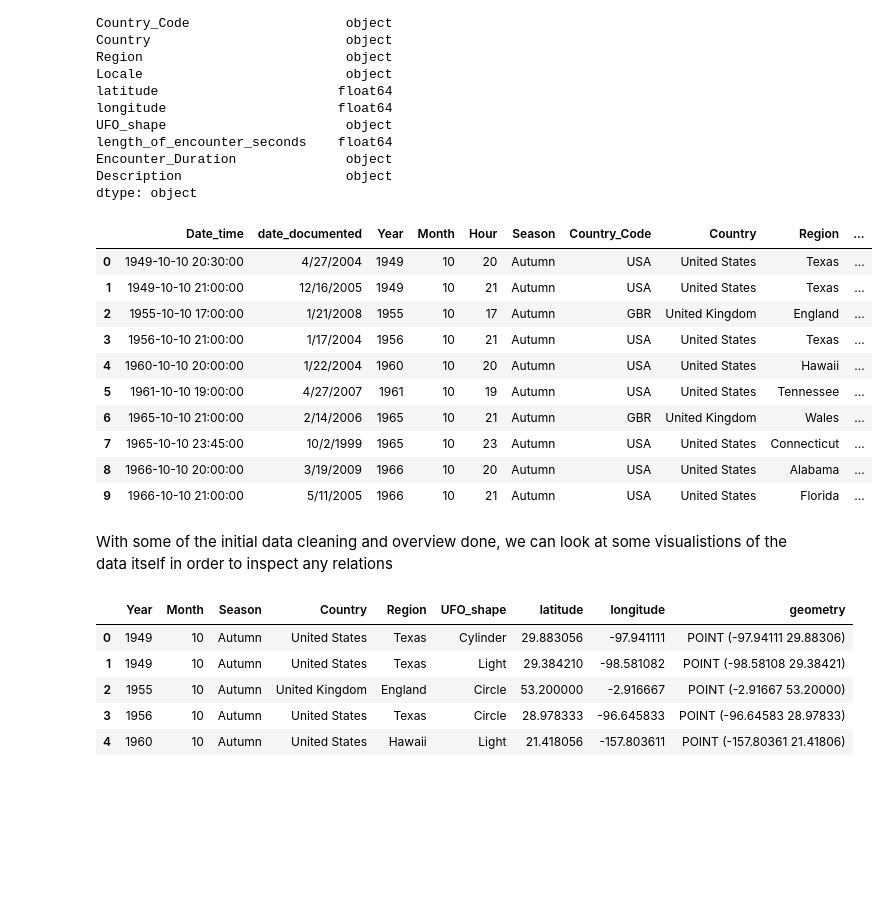
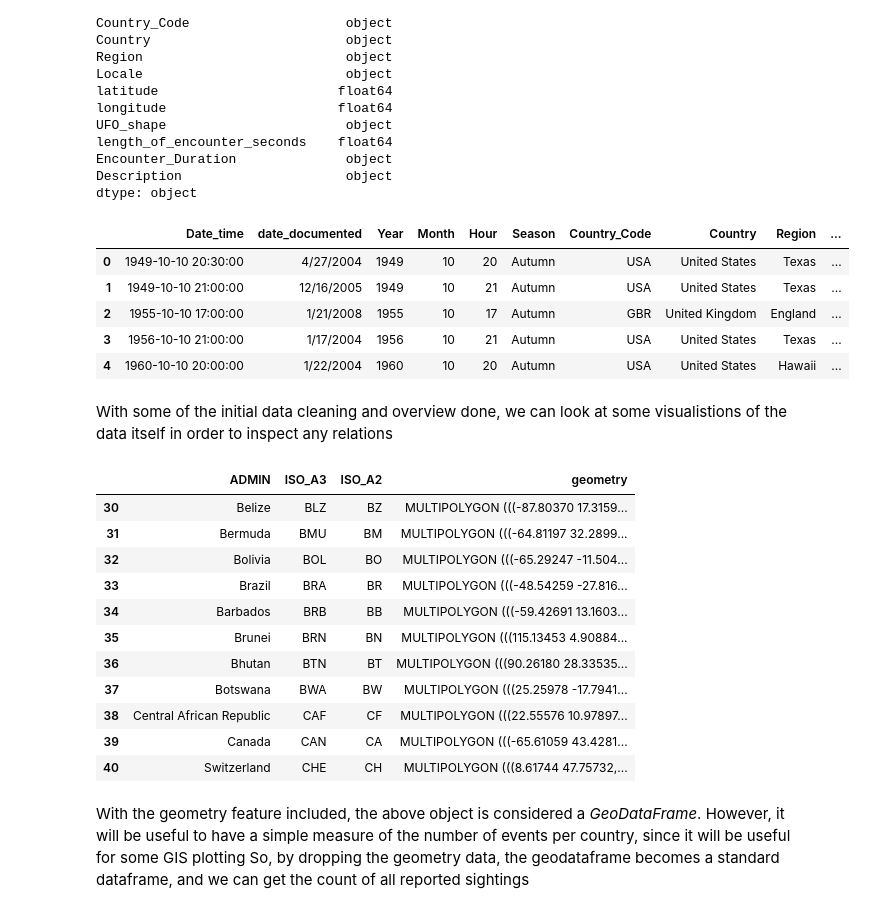
Before and after one commit to MattMacCollum/UFO-Sightings-Analysis, a Jupyter notebook: UFO_Notebook.ipynb, the cells around one changed output. Cells and saved outputs as stored; diff of their text form; code cells hidden in the pictures; blank space fills up the shorter version.

```diff
--- a/UFO_Notebook.ipynb
+++ b/UFO_Notebook.ipynb
@@ -120,26 +120,21 @@ dtype: object
 # %%
 types = {
     "Season":"category",
     "Country":"category",
     "Region":"category",
     "UFO_shape":"category",
     "Description":"string"
 }
 
 df = df.astype(types)
-df.head(10)
+df.head(5)
 # %% [output]
 |  | Date_time | date_documented | Year | Month | Hour | Season | Country_Code | Country | Region | ... |
 | 0 | 1949-10-10 20:30:00 | 4/27/2004 | 1949 | 10 | 20 | Autumn | USA | United States | Texas | ... |
 | 1 | 1949-10-10 21:00:00 | 12/16/2005 | 1949 | 10 | 21 | Autumn | USA | United States | Texas | ... |
 | 2 | 1955-10-10 17:00:00 | 1/21/2008 | 1955 | 10 | 17 | Autumn | GBR | United Kingdom | England | ... |
 | 3 | 1956-10-10 21:00:00 | 1/17/2004 | 1956 | 10 | 21 | Autumn | USA | United States | Texas | ... |
 | 4 | 1960-10-10 20:00:00 | 1/22/2004 | 1960 | 10 | 20 | Autumn | USA | United States | Hawaii | ... |
-| 5 | 1961-10-10 19:00:00 | 4/27/2007 | 1961 | 10 | 19 | Autumn | USA | United States | Tennessee | ... |
-| 6 | 1965-10-10 21:00:00 | 2/14/2006 | 1965 | 10 | 21 | Autumn | GBR | United Kingdom | Wales | ... |
-| 7 | 1965-10-10 23:45:00 | 10/2/1999 | 1965 | 10 | 23 | Autumn | USA | United States | Connecticut | ... |
-| 8 | 1966-10-10 20:00:00 | 3/19/2009 | 1966 | 10 | 20 | Autumn | USA | United States | Alabama | ... |
-| 9 | 1966-10-10 21:00:00 | 5/11/2005 | 1966 | 10 | 21 | Autumn | USA | United States | Florida | ... |
 # %% [markdown]
 With some of the initial data cleaning and overview done, we can look at some visualistions of the data itself in order to inspect any relations
 # %%
@@ -150,15 +145,23 @@ geo_df = geopandas.GeoDataFrame(
 
 
 geo_overlay = geopandas.read_file("countries.geojson")
+geo_overlay.loc[30:40,:]
+# %% [output]
+|  | ADMIN | ISO_A3 | ISO_A2 | geometry |
+| 30 | Belize | BLZ | BZ | MULTIPOLYGON (((-87.80370 17.3159... |
+| 31 | Bermuda | BMU | BM | MULTIPOLYGON (((-64.81197 32.2899... |
+| 32 | Bolivia | BOL | BO | MULTIPOLYGON (((-65.29247 -11.504... |
+| 33 | Brazil | BRA | BR | MULTIPOLYGON (((-48.54259 -27.816... |
+| 34 | Barbados | BRB | BB | MULTIPOLYGON (((-59.42691 13.1603... |
+| 35 | Brunei | BRN | BN | MULTIPOLYGON (((115.13453 4.90884... |
+| 36 | Bhutan | BTN | BT | MULTIPOLYGON (((90.26180 28.33535... |
+| 37 | Botswana | BWA | BW | MULTIPOLYGON (((25.25978 -17.7941... |
+| 38 | Central African Republic | CAF | CF | MULTIPOLYGON (((22.55576 10.97897... |
+| 39 | Canada | CAN | CA | MULTIPOLYGON (((-65.61059 43.4281... |
+| 40 | Switzerland | CHE | CH | MULTIPOLYGON (((8.61744 47.75732,... |
-# %%
-geo_df.head()
-# %% [output]
-|  | Year | Month | Season | Country | Region | UFO_shape | latitude | longitude | geometry |
-| 0 | 1949 | 10 | Autumn | United States | Texas | Cylinder | 29.883056 | -97.941111 | POINT (-97.94111 29.88306) |
-| 1 | 1949 | 10 | Autumn | United States | Texas | Light | 29.384210 | -98.581082 | POINT (-98.58108 29.38421) |
-| 2 | 1955 | 10 | Autumn | United Kingdom | England | Circle | 53.200000 | -2.916667 | POINT (-2.91667 53.20000) |
-| 3 | 1956 | 10 | Autumn | United States | Texas | Circle | 28.978333 | -96.645833 | POINT (-96.64583 28.97833) |
-| 4 | 1960 | 10 | Autumn | United States | Hawaii | Light | 21.418056 | -157.803611 | POINT (-157.80361 21.41806) |
+# %% [markdown]
+With the geometry feature included, the above object is considered a *GeoDataFrame*. However, it will be useful to have a simple measure of the number of events per country, since it will be useful for some GIS plotting
+So, by dropping the geometry data, the geodataframe becomes a standard dataframe, and we can get the count of all reported sightings
 # %%
 df = geo_df.drop(columns=['geometry'], axis=1)
 
```
Also changed, not shown: parts of 10 cells of this notebook.
